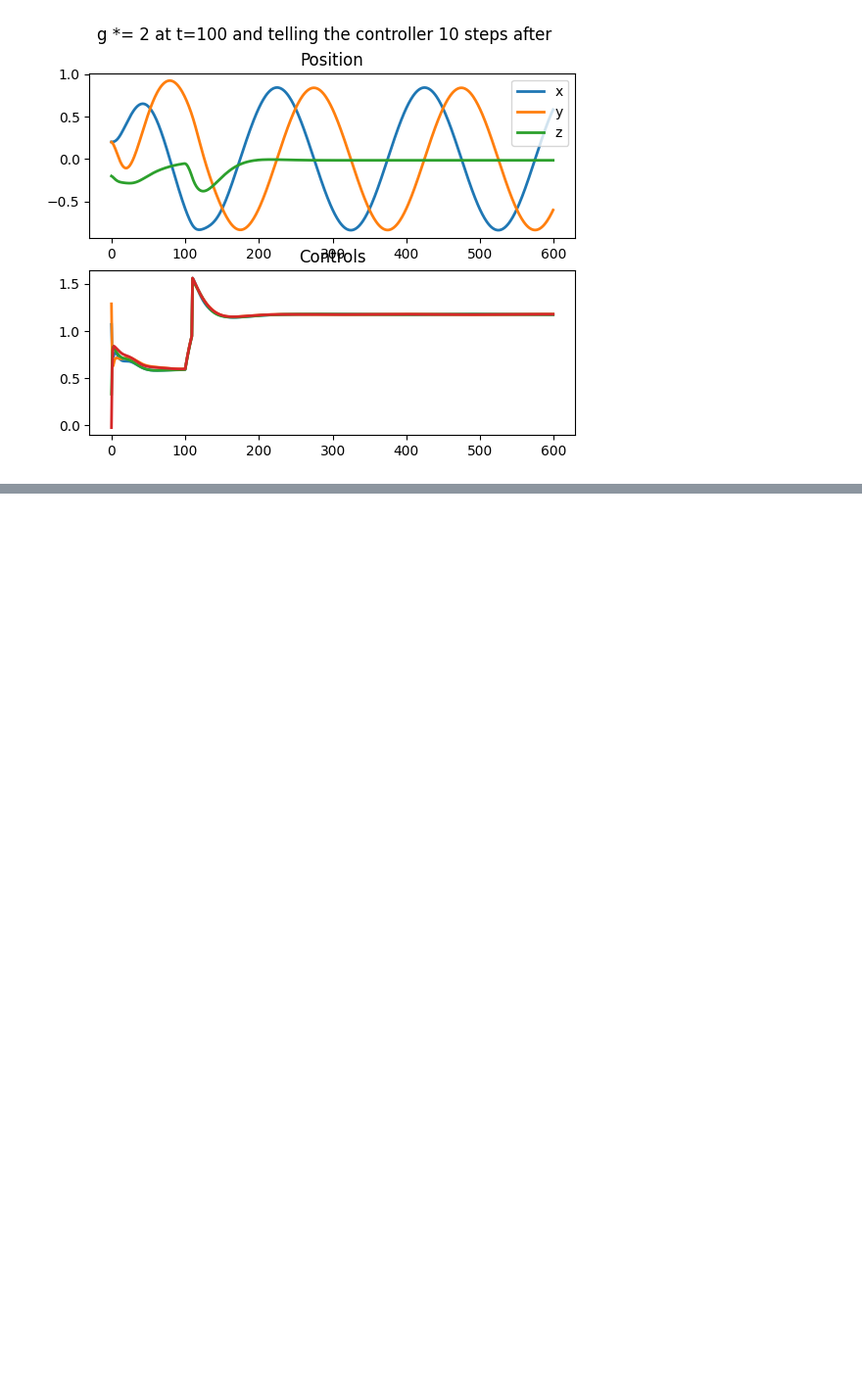
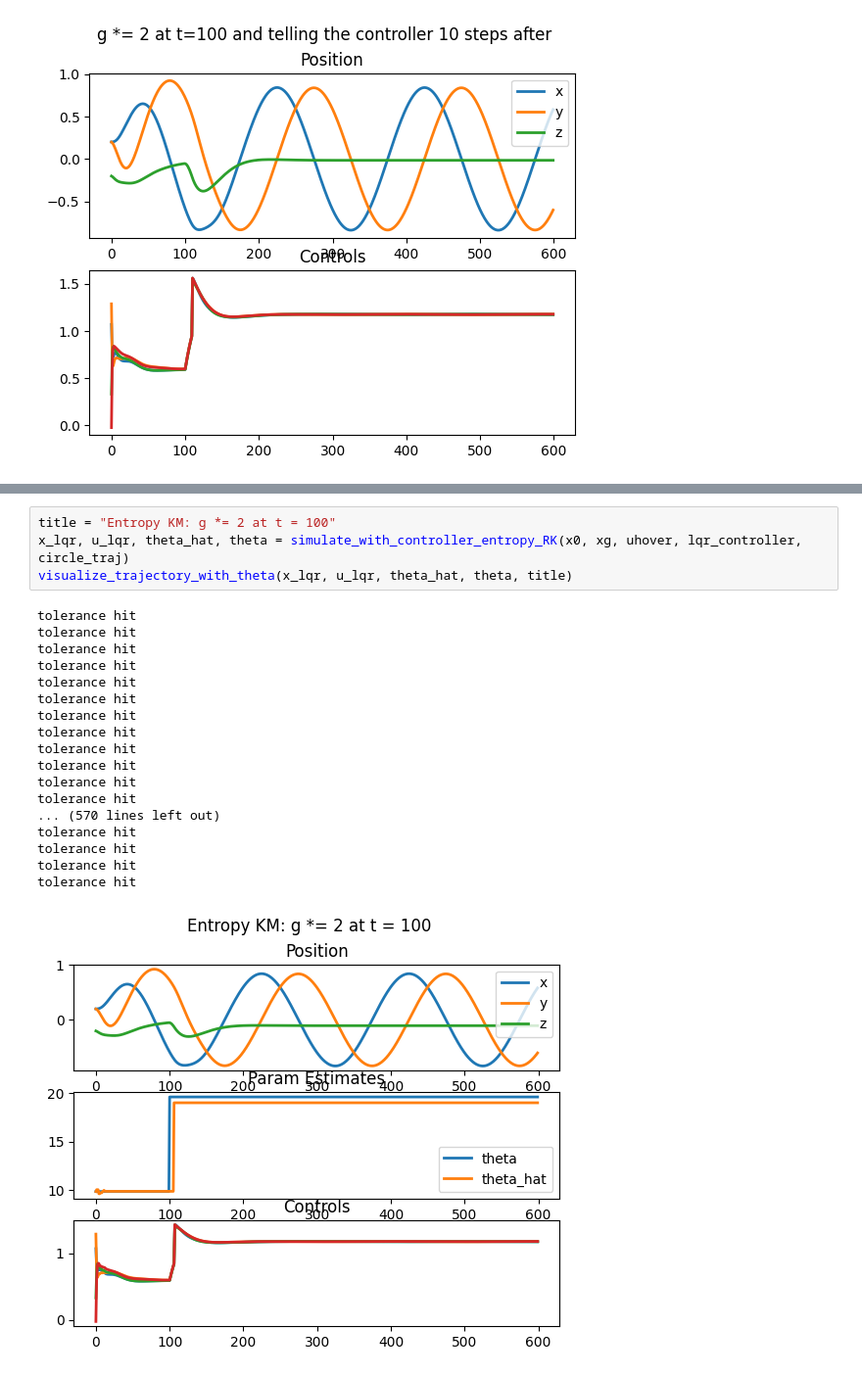
Before and after one commit to ChrisSha0104/Online-Parameter-Estimation-Using-the-Kaczmarz-Method, a Jupyter notebook: param_est_v3.ipynb, the cells around one changed output, grey strips where cells are left out. Shown: that part at 98% size. Cells and saved outputs as stored; diff of their text form; blank space fills up the shorter version.

Commit message:
added entropy based rolling window for KM method

```diff
--- a/param_est_v3.ipynb
+++ b/param_est_v3.ipynb
@@ -985,3 +1092,26 @@ tolerance hit
+# %%
+title = "Entropy KM: g *= 2 at t = 100"
+x_lqr, u_lqr, theta_hat, theta = simulate_with_controller_entropy_RK(x0, xg, uhover, lqr_controller, circle_traj)
+visualize_trajectory_with_theta(x_lqr, u_lqr, theta_hat, theta, title)
+# %% [output]
+tolerance hit
+tolerance hit
+tolerance hit
+tolerance hit
+tolerance hit
+tolerance hit
+tolerance hit
+tolerance hit
+tolerance hit
+tolerance hit
+tolerance hit
+tolerance hit
+... (570 lines left out)
+tolerance hit
+tolerance hit
+tolerance hit
+tolerance hit
+[figure, added]
 # %%
 title = "EKF: g *= 2 at t = 100"
 x_lqr, u_lqr, theta_hat, theta = simulate_with_controller_EKF(x0, xg, uhover, lqr_controller, circle_traj)
```
Also changed, not shown: parts of 5 cells of this notebook.
